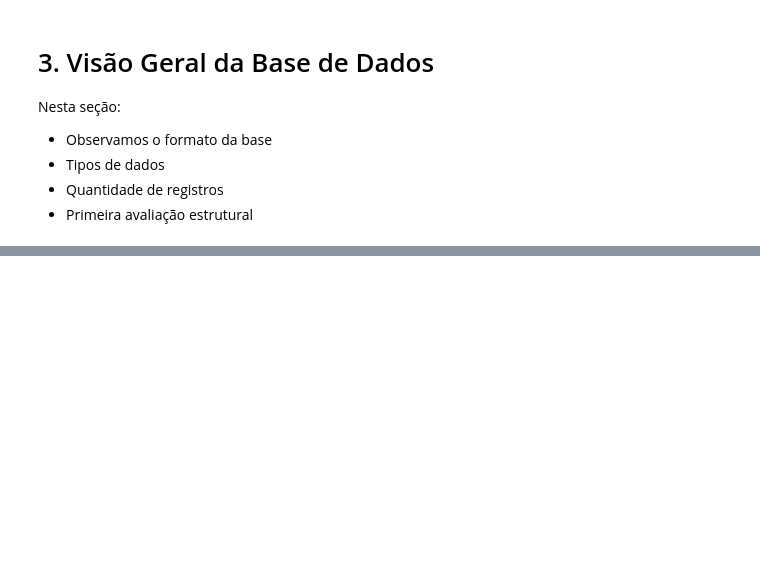
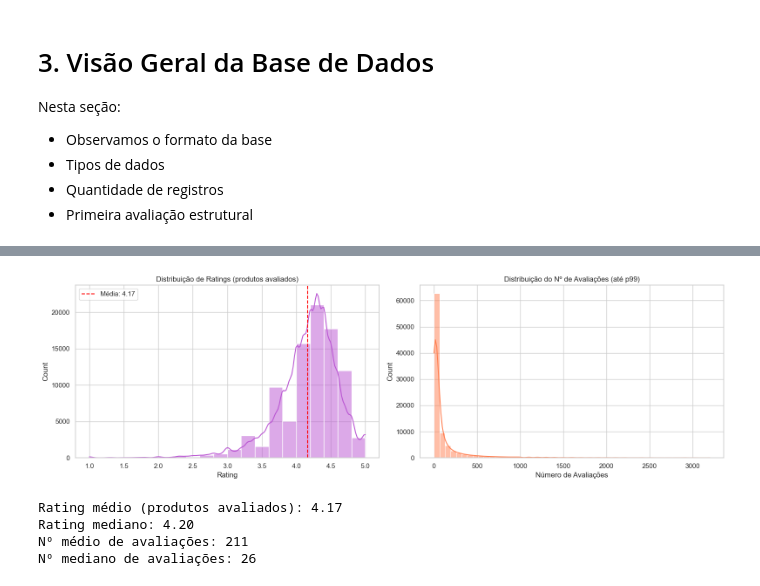
Before and after one commit to MarceloP25/E-commerce-Dataset, a Jupyter notebook: analiseExploratoria.ipynb, the cells around one changed output, grey strips where cells are left out. Cells and saved outputs as stored; diff of their text form; code cells hidden in the pictures; blank space fills up the shorter version.

```diff
--- a/analiseExploratoria.ipynb
+++ b/analiseExploratoria.ipynb
@@ -242,0 +222,31 @@ Este notebook serve como base direta para:
+# %%
+fig, axes = plt.subplots(1, 2, figsize=(16, 5))
+
+sns.histplot(df_avaliados['rating'], bins=20, kde=True, ax=axes[0], color='mediumorchid')
+axes[0].set_title('Distribuição de Ratings (produtos avaliados)')
+axes[0].set_xlabel('Rating')
+axes[0].axvline(df_avaliados['rating'].mean(), color='red', linestyle='--', label=f'Média: {df_avaliados["rating"].mean():.2f}')
+axes[0].legend()
+
+# Rating count limitado ao percentil 99%
+p99_rc = df_avaliados['rating_count'].quantile(0.99)
+sns.histplot(
+    df_avaliados[df_avaliados['rating_count'] <= p99_rc]['rating_count'],
+    bins=50, kde=True, ax=axes[1], color='coral'
+)
+axes[1].set_title('Distribuição do Nº de Avaliações (até p99)')
+axes[1].set_xlabel('Número de Avaliações')
+
+plt.tight_layout()
+plt.show()
+
+print(f'Rating médio (produtos avaliados): {df_avaliados["rating"].mean():.2f}')
+print(f'Rating mediano: {df_avaliados["rating"].median():.2f}')
+print(f'Nº médio de avaliações: {df_avaliados["rating_count"].mean():.0f}')
+print(f'Nº mediano de avaliações: {df_avaliados["rating_count"].median():.0f}')
+# %% [output]
+[figure, added]
+Rating médio (produtos avaliados): 4.17
+Rating mediano: 4.20
+Nº médio de avaliações: 211
+Nº mediano de avaliações: 26
```
Also changed, not shown: parts of 53 cells of this notebook, 3 other files.
